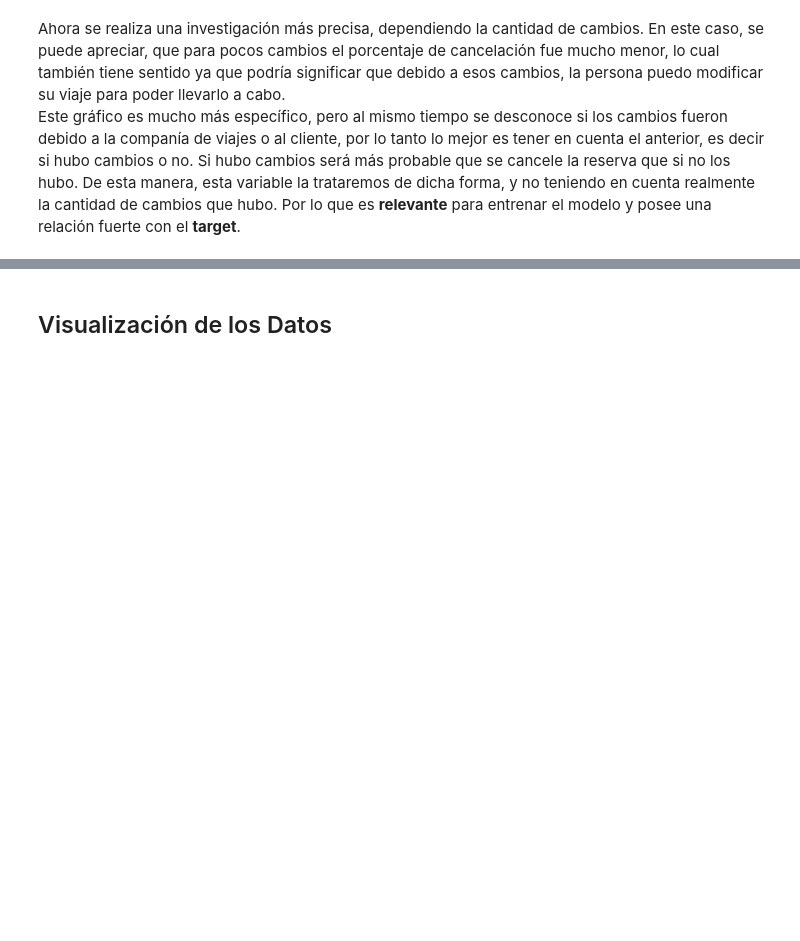
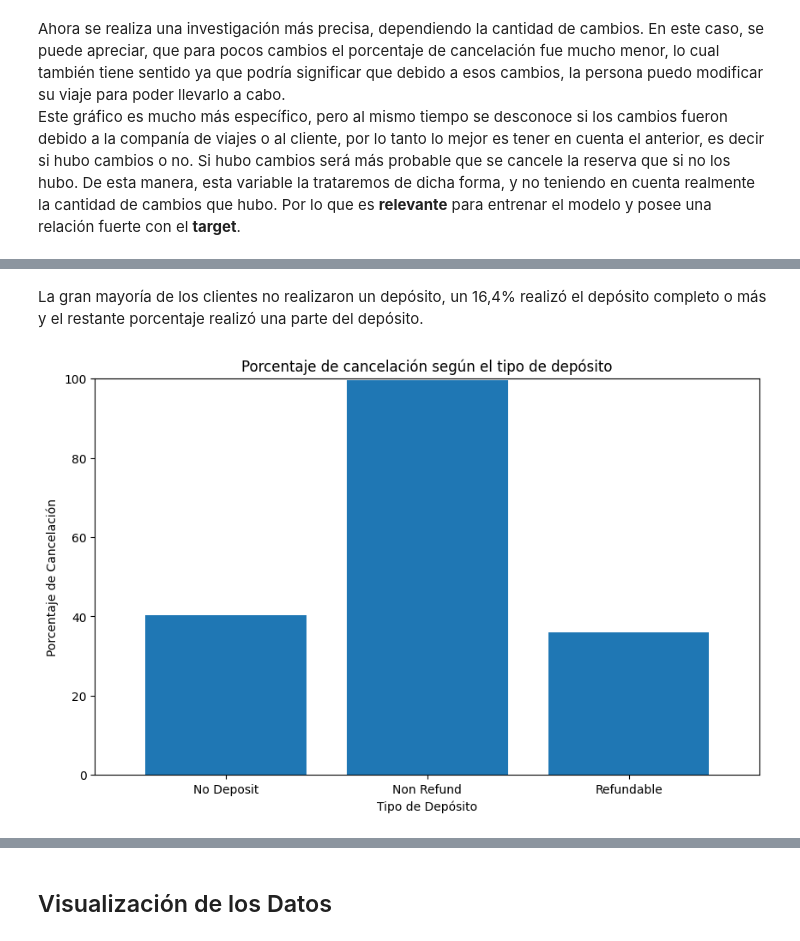
Before and after one commit to InspectorDave/OrgaDeDatos-TPs, a Jupyter notebook: 7506R_TP1_GRUPO11_CHP1_ENTREGA.ipynb, the cells around one changed output, grey strips where cells are left out. Cells and saved outputs as stored; diff of their text form; code cells hidden in the pictures; blank space fills up the shorter version.

```diff
--- a/7506R_TP1_GRUPO11_CHP1_ENTREGA.ipynb
+++ b/7506R_TP1_GRUPO11_CHP1_ENTREGA.ipynb
@@ -1350,0 +1365,16 @@ Este gráfico es mucho más específico, pero al mismo tiempo se desconoce si lo
+# %% [markdown]
+La gran mayoría de los clientes no realizaron un depósito, un 16,4% realizó el depósito completo o más y el restante porcentaje realizó una parte del depósito.
+# %%
+hotels_df_copy = hotels_df.copy()
+cancellation_percentages = hotels_df_copy.groupby('deposit_type')['is_canceled'].mean() * 100
+
+plt.figure(figsize=(10, 6))
+cancellation_percentages.plot(kind='bar', width=0.8)
+plt.title('Porcentaje de cancelación según el tipo de depósito')
+plt.xlabel('Tipo de Depósito')
+plt.ylabel('Porcentaje de Cancelación')
+plt.xticks(rotation=0)
+plt.ylim(0, 100)
+plt.show()
+# %% [output]
+[figure, added]
```
Also changed, not shown: parts of 5 cells of this notebook.
